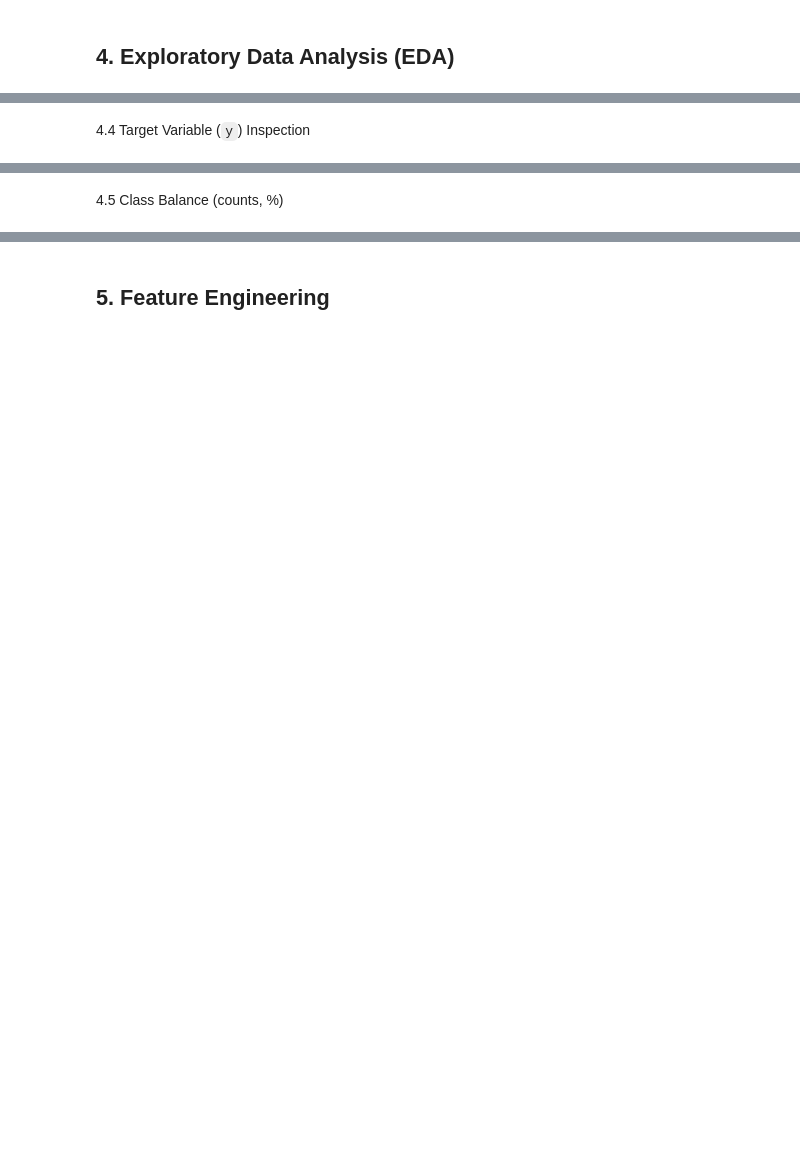
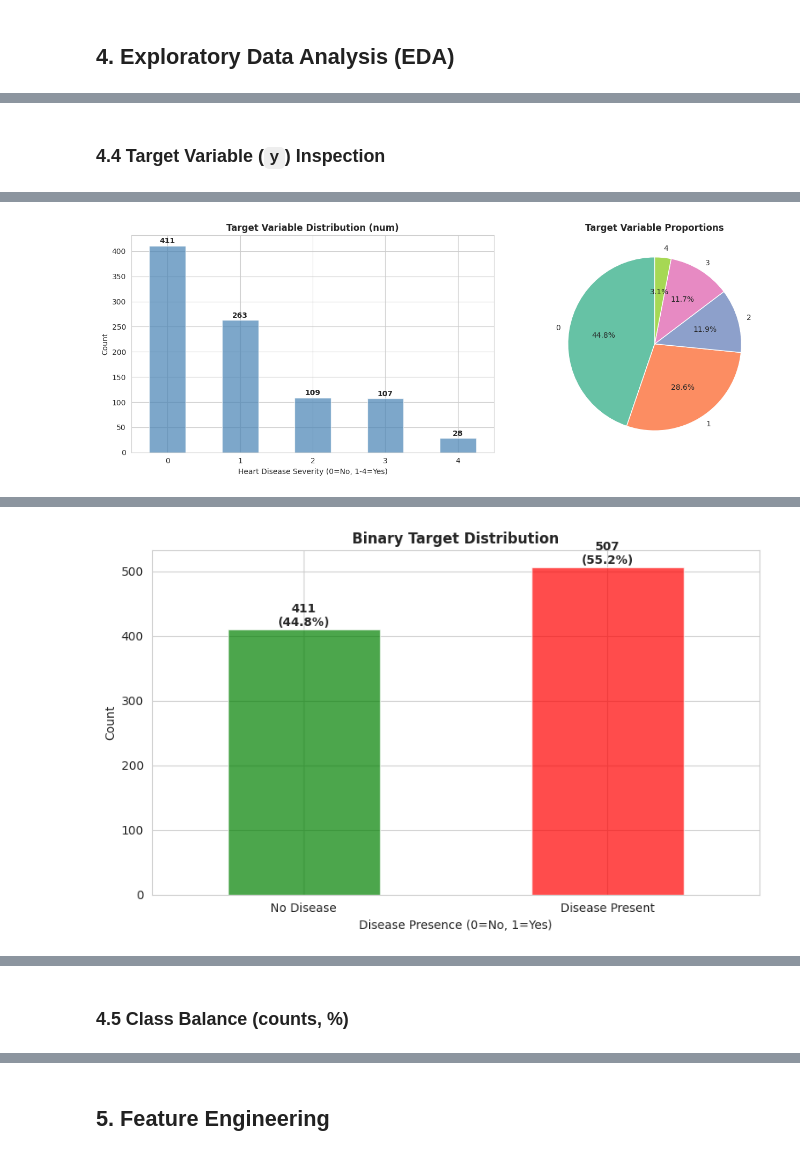
Before and after one commit to SuperDataScience-Community-Projects/SDS-CP045-cardiorisk, a Jupyter notebook: advanced/submissions/team-members/abdulaziz-aljaadi/Abdulaziz_Aljaadi_CardioRiskIQ.ipynb, the cells around one changed output, grey strips where cells are left out. Drawn from its saved outputs; the diff is of its cells as text; code cells hidden in the pictures; blank space fills up the shorter version.

```diff
--- a/advanced/submissions/team-members/abdulaziz-aljaadi/Abdulaziz_Aljaadi_CardioRiskIQ.ipynb
+++ b/advanced/submissions/team-members/abdulaziz-aljaadi/Abdulaziz_Aljaadi_CardioRiskIQ.ipynb
@@ -225,2 +657,75 @@ No duplicates found
 # %% [markdown]
-4.4 Target Variable (`y`) Inspection
+### 4.4 Target Variable (`y`) Inspection
+# %%
+
+print("="*70)
+print("TARGET VARIABLE (num) INSPECTION")
+print("="*70)
+
+# Distribution of target variable
+print("\n1. TARGET VARIABLE DISTRIBUTION\n")
+print("-"*70)
+
+target_counts = dataset['num'].value_counts().sort_index()
+print("Value Counts:")
+print(target_counts)
+print(f"\nTotal samples: {len(dataset)}")
+
+# Visualization
+fig, axes = plt.subplots(1, 2, figsize=(14, 5))
+
+# Count plot
+target_counts.plot(kind='bar', ax=axes[0], color='steelblue', alpha=0.7)
+axes[0].set_title('Target Variable Distribution (num)', fontweight='bold', fontsize=12)
+axes[0].set_xlabel('Heart Disease Severity (0=No, 1-4=Yes)')
+axes[0].set_ylabel('Count')
+axes[0].set_xticklabels(axes[0].get_xticklabels(), rotation=0)
+
+# Add count labels
+for i, v in enumerate(target_counts.values):
+    axes[0].text(i, v + 5, str(v), ha='center', fontweight='bold')
+
+# Pie chart
+axes[1].pie(target_counts, labels=target_counts.index, autopct='%1.1f%%',
+            startangle=90, colors=sns.color_palette('Set2', len(target_counts)))
+axes[1].set_title('Target Variable Proportions', fontweight='bold', fontsize=12)
+
+plt.tight_layout()
+plt.show()
+
+# Binary classification perspective
+print("\n2. BINARY CLASSIFICATION PERSPECTIVE\n")
+print("-"*70)
+
+# Create binary target: 0 = No disease, 1 = Disease present
+dataset['disease_binary'] = (dataset['num'] > 0).astype(int)
+
+binary_counts = dataset['disease_binary'].value_counts().sort_index()
+print("Binary Target (0=No Disease, 1=Disease Present):")
+print(binary_counts)
+print(f"\nNo Disease: {binary_counts[0]} ({binary_counts[0]/len(dataset)*100:.2f}%)")
+print(f"Disease Present: {binary_counts[1]} ({binary_counts[1]/len(dataset)*100:.2f}%)")
+
+# Visualization
+fig, ax = plt.subplots(figsize=(8, 5))
+binary_counts.plot(kind='bar', ax=ax, color=['green', 'red'], alpha=0.7)
+ax.set_title('Binary Target Distribution', fontweight='bold', fontsize=12)
+ax.set_xlabel('Disease Presence (0=No, 1=Yes)')
+ax.set_ylabel('Count')
+ax.set_xticklabels(['No Disease', 'Disease Present'], rotation=0)
+
+for i, v in enumerate(binary_counts.values):
+    ax.text(i, v + 5, f"{v}\n({v/len(dataset)*100:.1f}%)", ha='center', fontweight='bold')
+
+plt.tight_layout()
+plt.show()
+
+print("\n" + "="*70)
+print("KEY OBSERVATIONS:")
+print("="*70)
+print("  - Target has 5 classes (0-4) representing disease severity")
+print("  - For binary classification: 0=No disease, 1-4=Disease present")
+print(f"  - Imbalance ratio: {binary_counts[1]/binary_counts[0]:.2f}:1")
+print("  - Will need to address class imbalance in modeling stage")
+print("="*70)
+# %% [output]
@@ -226,0 +749 @@ No duplicates found
+[figure, added]
@@ -226,0 +761 @@ No duplicates found
+[figure, added]
@@ -227,2 +770,2 @@ No duplicates found
 # %% [markdown]
-4.5 Class Balance (counts, %)
+### 4.5 Class Balance (counts, %)
```
Also changed, not shown: parts of 23 cells of this notebook.
